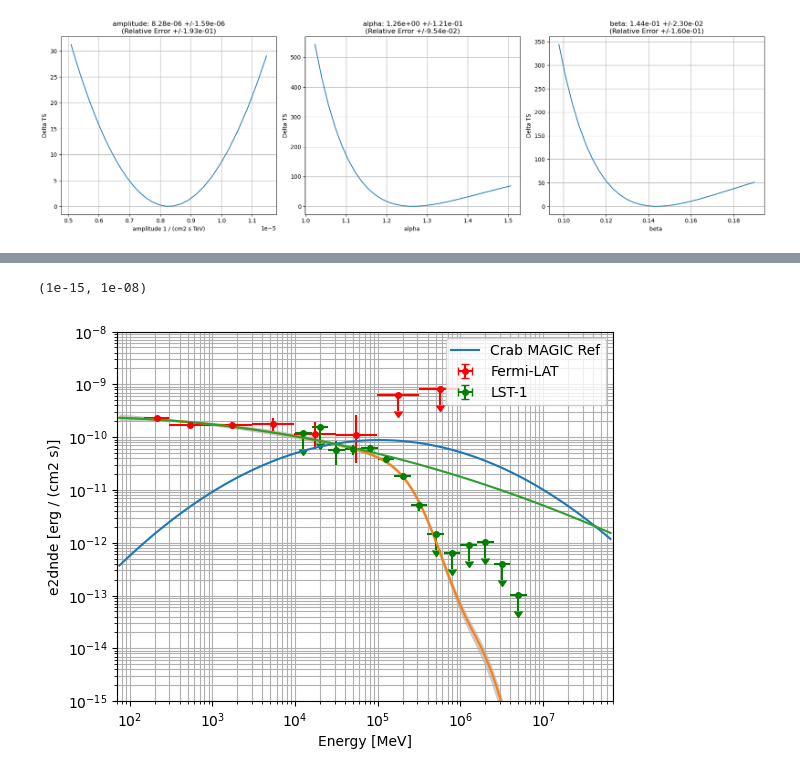
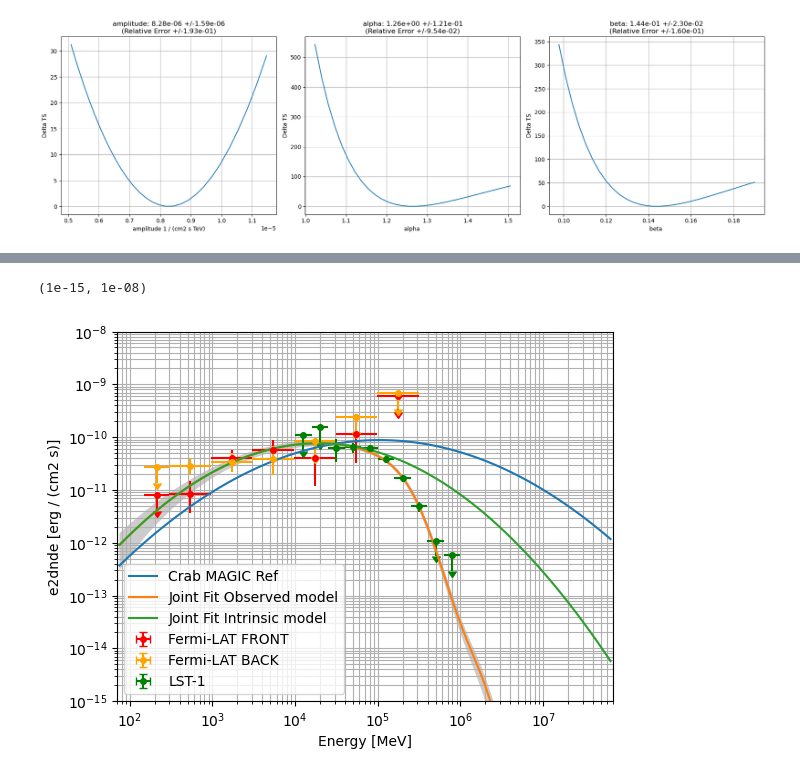
Before and after one commit to chaimain/asgardpy, a Jupyter notebook: notebooks/joint_fit_LAT_LST.ipynb, the cells around one changed output, grey strips where cells are left out. Cells and saved outputs as stored; diff of their text form; code cells hidden in the pictures.

Commit message:
Update the notebook with PG1553 joint SED

```diff
--- a/notebooks/joint_fit_LAT_LST.ipynb
+++ b/notebooks/joint_fit_LAT_LST.ipynb
@@ -458,20 +460,23 @@ crab.beta.error = 0.01/np.log(10)
 #flux_crab, flux_crab_error = crab.integral_error(e_lc_min, e_lc_max)
 #print(flux_crab, flux_crab_error)
 # %%
-analysis.flux_points[0].plot(sed_type="e2dnde", color="red", label="Fermi-LAT")
-analysis.flux_points[1].plot(sed_type="e2dnde", color="green", label="LST-1")
+analysis.flux_points[0].plot(sed_type="e2dnde", color="red", label="Fermi-LAT FRONT")
+analysis.flux_points[1].plot(sed_type="e2dnde", color="orange", label="Fermi-LAT BACK")
+analysis.flux_points[2].plot(sed_type="e2dnde", color="green", label="LST-1")
 
 create_crab_spectral_model("magic_lp").plot(
     **sed_kwargs, label="Crab MAGIC Ref"
 )
+analysis.final_model[0].spectral_model.plot_error(**sed_kwargs)
+sed_kwargs["label"] = "Joint Fit Observed model"
 analysis.final_model[0].spectral_model.plot(**sed_kwargs)
+sed_kwargs["label"] = "Joint Fit Intrinsic model"
 analysis.final_model[0].spectral_model.model1.plot(**sed_kwargs)
-analysis.final_model[0].spectral_model.plot_error(**sed_kwargs)
 
 plt.grid(which="both")
 plt.legend()
 plt.xlim(e_plot_min, e_plot_max)
 plt.ylim(1e-15, 1e-8)
 # %% [output]
 (1e-15, 1e-08)
-[figure, old version]
+[figure, new version]
```
Also changed, not shown: parts of 8 cells of this notebook.
